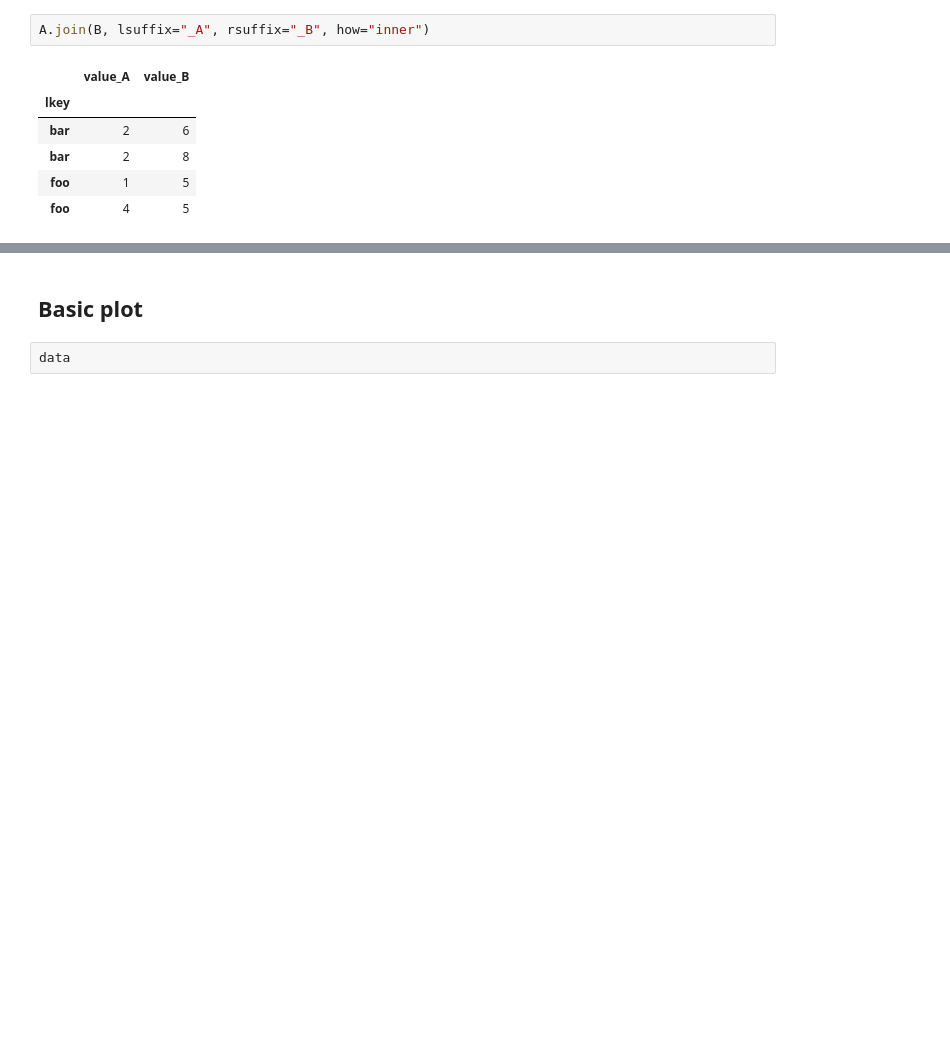
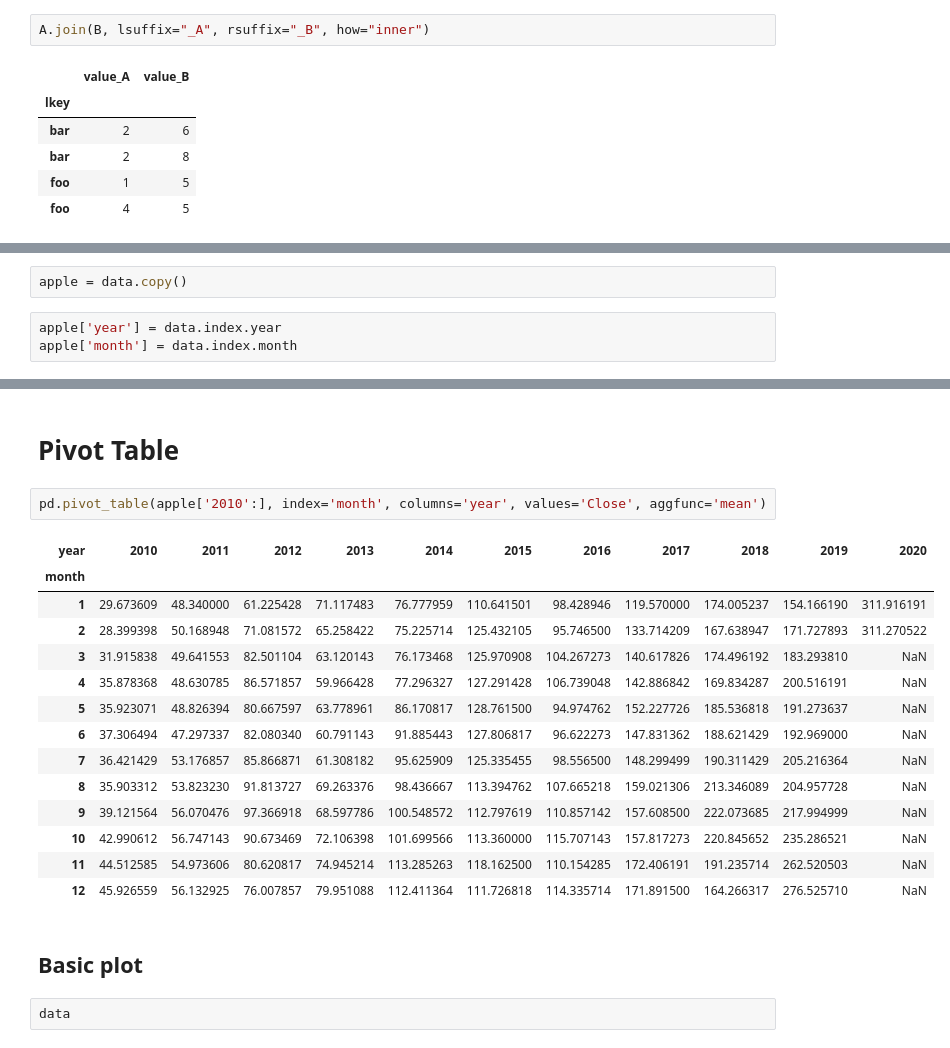
Before and after one commit to DataForScience/InteractiveViz, a Jupyter notebook: 1. Pandas.ipynb, the cells around one changed output, grey strips where cells are left out. Drawn from its saved outputs; the diff is of its cells as text; blank space fills up the shorter version.

```diff
--- a/1. Pandas.ipynb
+++ b/1. Pandas.ipynb
@@ -489,0 +517,5 @@ A.join(B, lsuffix="_A", rsuffix="_B", how="inner")
+# %%
+apple = data.copy()
+# %%
+apple['year'] = data.index.year
+apple['month'] = data.index.month
@@ -490,3 +543,22 @@ A.join(B, lsuffix="_A", rsuffix="_B", how="inner")
+# %% [markdown]
+# Pivot Table
+# %%
+pd.pivot_table(apple['2010':], index='month', columns='year', values='Close', aggfunc='mean')
+# %% [output]
+| year | 2010 | 2011 | 2012 | 2013 | 2014 | 2015 | 2016 | 2017 | 2018 | 2019 | 2020 |
+| month |  |  |  |  |  |  |  |  |  |  |  |
+| 1 | 29.673609 | 48.340000 | 61.225428 | 71.117483 | 76.777959 | 110.641501 | 98.428946 | 119.570000 | 174.005237 | 154.166190 | 311.916191 |
+| 2 | 28.399398 | 50.168948 | 71.081572 | 65.258422 | 75.225714 | 125.432105 | 95.746500 | 133.714209 | 167.638947 | 171.727893 | 311.270522 |
+| 3 | 31.915838 | 49.641553 | 82.501104 | 63.120143 | 76.173468 | 125.970908 | 104.267273 | 140.617826 | 174.496192 | 183.293810 | NaN |
+| 4 | 35.878368 | 48.630785 | 86.571857 | 59.966428 | 77.296327 | 127.291428 | 106.739048 | 142.886842 | 169.834287 | 200.516191 | NaN |
+| 5 | 35.923071 | 48.826394 | 80.667597 | 63.778961 | 86.170817 | 128.761500 | 94.974762 | 152.227726 | 185.536818 | 191.273637 | NaN |
+| 6 | 37.306494 | 47.297337 | 82.080340 | 60.791143 | 91.885443 | 127.806817 | 96.622273 | 147.831362 | 188.621429 | 192.969000 | NaN |
+| 7 | 36.421429 | 53.176857 | 85.866871 | 61.308182 | 95.625909 | 125.335455 | 98.556500 | 148.299499 | 190.311429 | 205.216364 | NaN |
+| 8 | 35.903312 | 53.823230 | 91.813727 | 69.263376 | 98.436667 | 113.394762 | 107.665218 | 159.021306 | 213.346089 | 204.957728 | NaN |
+| 9 | 39.121564 | 56.070476 | 97.366918 | 68.597786 | 100.548572 | 112.797619 | 110.857142 | 157.608500 | 222.073685 | 217.994999 | NaN |
+| 10 | 42.990612 | 56.747143 | 90.673469 | 72.106398 | 101.699566 | 113.360000 | 115.707143 | 157.817273 | 220.845652 | 235.286521 | NaN |
+| 11 | 44.512585 | 54.973606 | 80.620817 | 74.945214 | 113.285263 | 118.162500 | 110.154285 | 172.406191 | 191.235714 | 262.520503 | NaN |
+| 12 | 45.926559 | 56.132925 | 76.007857 | 79.951088 | 112.411364 | 111.726818 | 114.335714 | 171.891500 | 164.266317 | 276.525710 | NaN |
 # %% [markdown]
 ## Basic plot
 # %%
```
Also changed, not shown: parts of 9 cells of this notebook, 6 other files.
